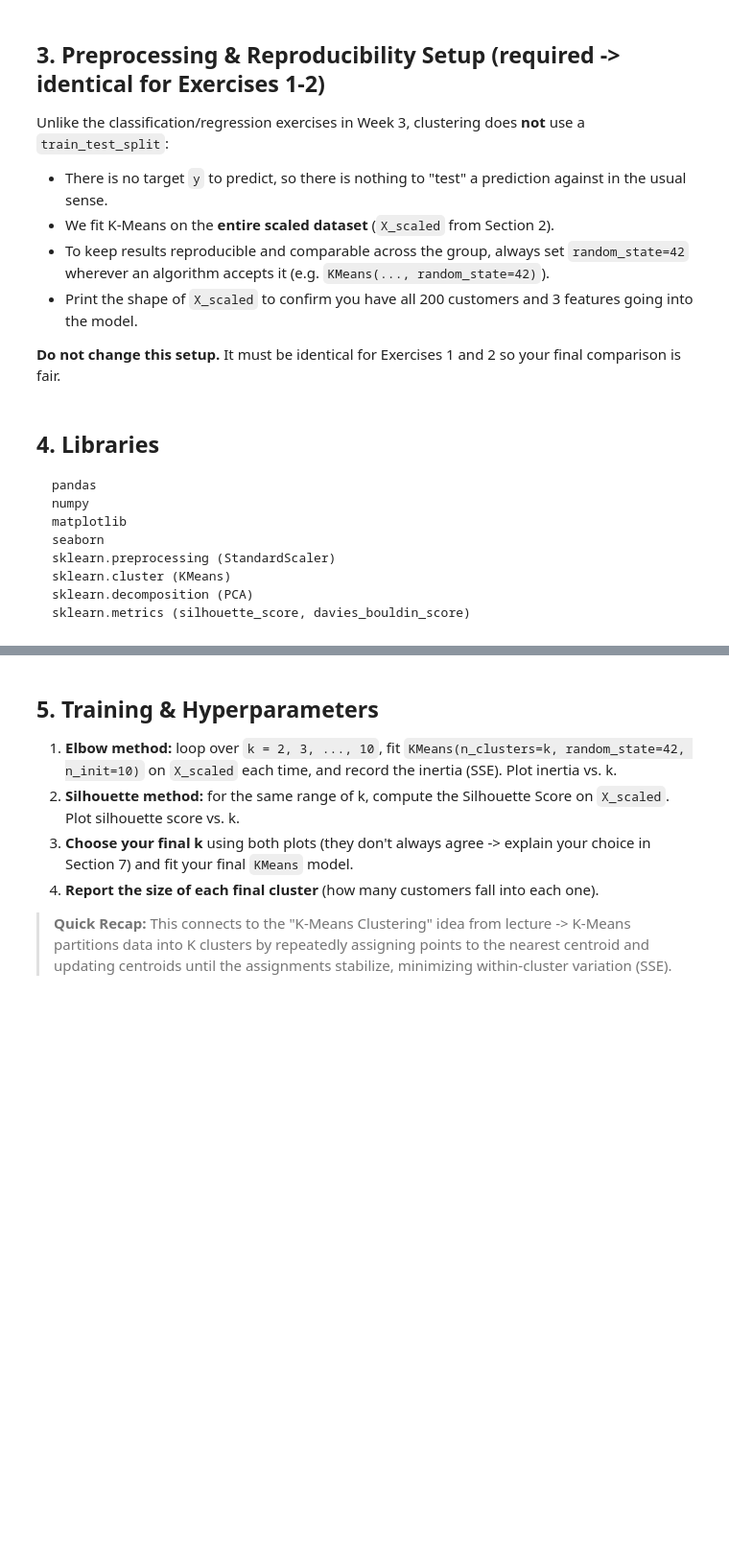
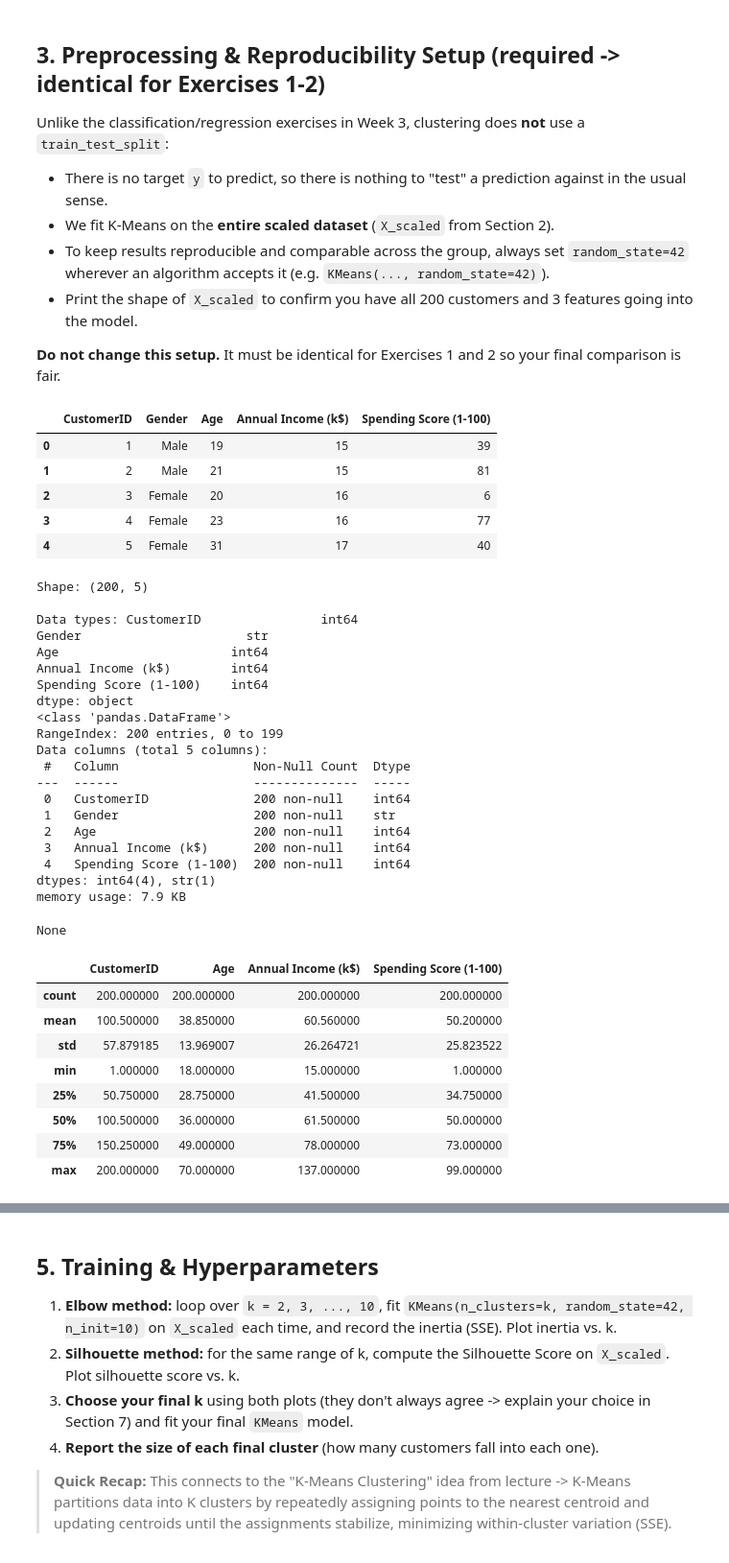
Before and after one commit to fredizenn/Statistics-and-Machine-Learning, a Jupyter notebook: Week-4/Lab-Assignments/01_KMeans_Clustering.ipynb, the cells around one changed output, grey strips where cells are left out. Shown at 96% size. Saved outputs shown, nothing was run; the diff lists cells and outputs as text; code cells hidden in the pictures; blank space fills up the shorter version.

````diff
--- a/Week-4/Lab-Assignments/01_KMeans_Clustering.ipynb
+++ b/Week-4/Lab-Assignments/01_KMeans_Clustering.ipynb
@@ -57,16 +57,3 @@ Unlike the classification/regression exercises in Week 3, clustering does **not*
 - Print the shape of `X_scaled` to confirm you have all 200 customers and 3 features going into the model.
 
 **Do not change this setup.** It must be identical for Exercises 1 and 2 so your final comparison is fair.
-# %% [markdown]
-## 4. Libraries
-
-```
-pandas
-numpy
-matplotlib
-seaborn
-sklearn.preprocessing (StandardScaler)
-sklearn.cluster (KMeans)
-sklearn.decomposition (PCA)
-sklearn.metrics (silhouette_score, davies_bouldin_score)
-```
@@ -72,0 +83,67 @@ sklearn.metrics (silhouette_score, davies_bouldin_score)
+# %%
+from pathlib import Path
+
+def find_repo_root():
+    cwd = Path.cwd().resolve()
+    for candidate in [cwd] + list(cwd.parents):
+        if (candidate / "requirements.txt").exists() and (candidate / "data").exists():
+            return candidate
+    return cwd
+
+REPO_ROOT = find_repo_root()
+DATA_DIR = REPO_ROOT
+# FIGURES_DIR = REPO_ROOT / "Week_04_Unsupervised_Learning_Time_Series_and_Reporting" / "figures"
+DATA_DIR.mkdir(parents=True, exist_ok=True)
+# FIGURES_DIR.mkdir(parents=True, exist_ok=True)
+
+MALL_CUSTOMER_CSV = DATA_DIR / "Mall_Customers.csv"
+# %%
+customer_df = pd.read_csv(MALL_CUSTOMER_CSV)
+# print(
+#     f"Dataset loaded: {customer_df.shape[0]} customers, {customer_df.shape[1]} features"
+# )
+
+display(customer_df.head())
+print('\nShape:', customer_df.shape)
+print('\nData types:', customer_df.dtypes)
+display(customer_df.info())
+display(customer_df.describe())
+# customer_df.shape
+# customer_df.head()
+# %% [output]
+|  | CustomerID | Gender | Age | Annual Income (k$) | Spending Score (1-100) |
+| 0 | 1 | Male | 19 | 15 | 39 |
+| 1 | 2 | Male | 21 | 15 | 81 |
+| 2 | 3 | Female | 20 | 16 | 6 |
+| 3 | 4 | Female | 23 | 16 | 77 |
+| 4 | 5 | Female | 31 | 17 | 40 |
+Shape: (200, 5)
+
+Data types: CustomerID                int64
+Gender                      str
+Age                       int64
+Annual Income (k$)        int64
+Spending Score (1-100)    int64
+dtype: object
+<class 'pandas.DataFrame'>
+RangeIndex: 200 entries, 0 to 199
+Data columns (total 5 columns):
+ #   Column                  Non-Null Count  Dtype
+---  ------                  --------------  -----
+ 0   CustomerID              200 non-null    int64
+ 1   Gender                  200 non-null    str
+ 2   Age                     200 non-null    int64
+ 3   Annual Income (k$)      200 non-null    int64
+ 4   Spending Score (1-100)  200 non-null    int64
+dtypes: int64(4), str(1)
+memory usage: 7.9 KB
+None
+|  | CustomerID | Age | Annual Income (k$) | Spending Score (1-100) |
+| count | 200.000000 | 200.000000 | 200.000000 | 200.000000 |
+| mean | 100.500000 | 38.850000 | 60.560000 | 50.200000 |
+| std | 57.879185 | 13.969007 | 26.264721 | 25.823522 |
+| min | 1.000000 | 18.000000 | 15.000000 | 1.000000 |
+| 25% | 50.750000 | 28.750000 | 41.500000 | 34.750000 |
+| 50% | 100.500000 | 36.000000 | 61.500000 | 50.000000 |
+| 75% | 150.250000 | 49.000000 | 78.000000 | 73.000000 |
+| max | 200.000000 | 70.000000 | 137.000000 | 99.000000 |
````
Also changed, not shown: parts of 10 cells of this notebook, 1 other file.
